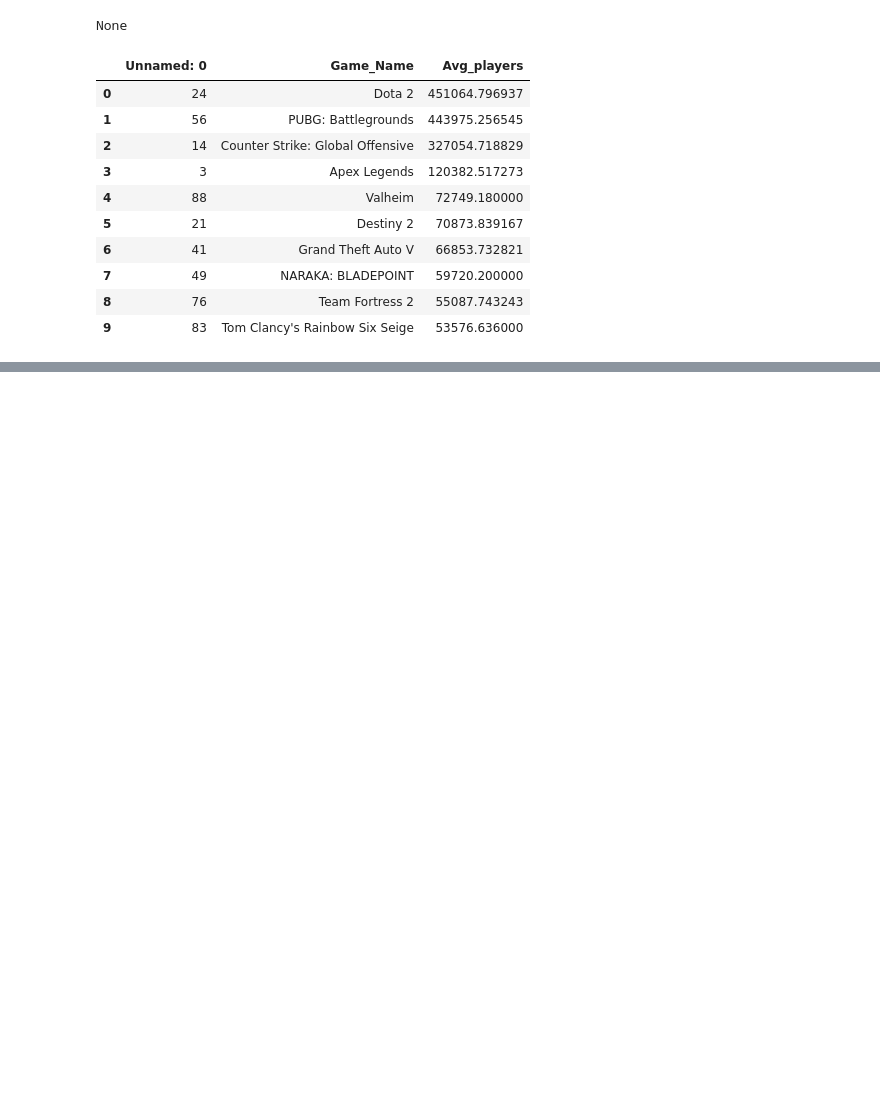
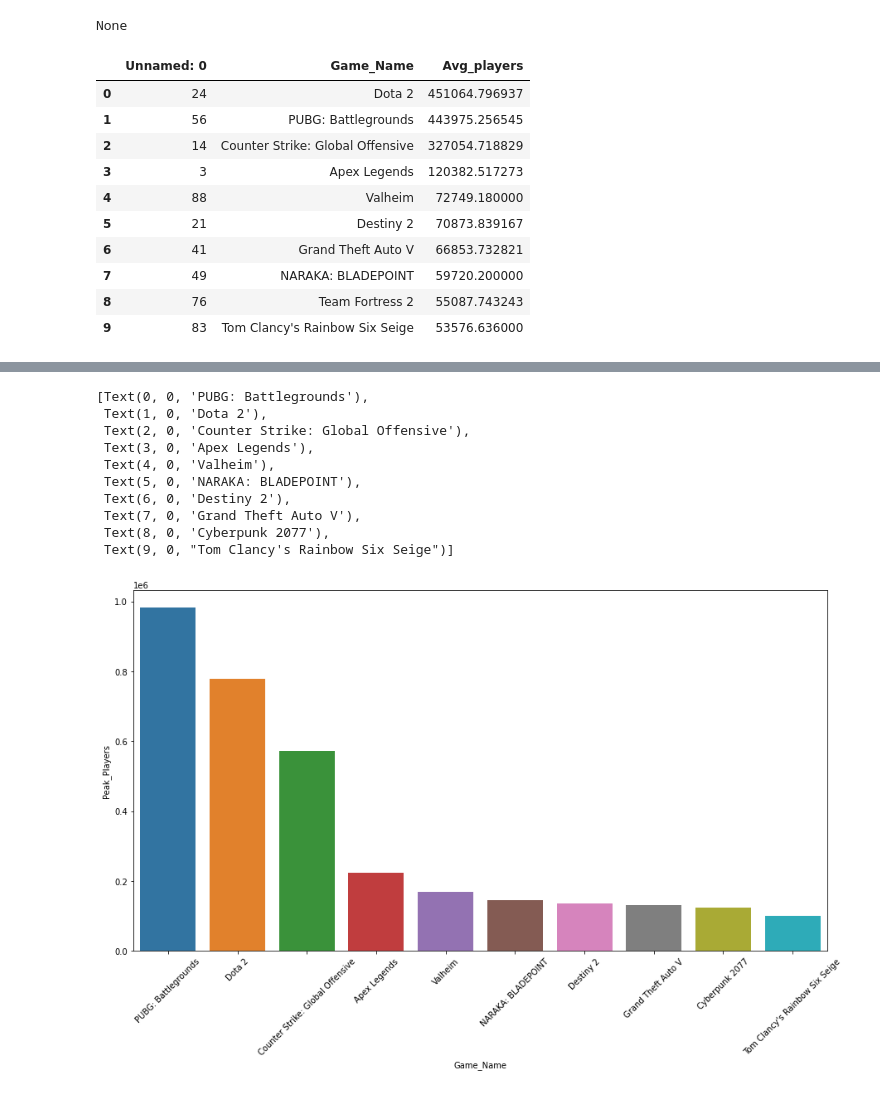
Before and after one commit to Ambush3/Steam-Gamer-Data, a Jupyter notebook: Steam Data.ipynb, the cells around one changed output, grey strips where cells are left out. Saved outputs shown, nothing was run; the diff lists cells and outputs as text; code cells hidden in the pictures; blank space fills up the shorter version.

```diff
--- a/Steam Data.ipynb
+++ b/Steam Data.ipynb
@@ -123,0 +145,3 @@ ax.set_xticklabels(ax.get_xticklabels(), rotation=65)
+# %%
+sd4 = pd.read_csv('sd3.csv')
+sd4
@@ -123,0 +160,18 @@ ax.set_xticklabels(ax.get_xticklabels(), rotation=65)
+# %%
+# Plotting Games by Peak Player Activity
+
+plt.figure(figsize=(15, 8))
+ax = sns.barplot(x='Game_Name', y='Peak_Players', data=sd4)
+ax.set_xticklabels(ax.get_xticklabels(), rotation=45)
+# %% [output]
+[Text(0, 0, 'PUBG: Battlegrounds'),
+ Text(1, 0, 'Dota 2'),
+ Text(2, 0, 'Counter Strike: Global Offensive'),
+ Text(3, 0, 'Apex Legends'),
+ Text(4, 0, 'Valheim'),
+ Text(5, 0, 'NARAKA: BLADEPOINT'),
+ Text(6, 0, 'Destiny 2'),
+ Text(7, 0, 'Grand Theft Auto V'),
+ Text(8, 0, 'Cyberpunk 2077'),
+ Text(9, 0, "Tom Clancy's Rainbow Six Seige")]
+[figure, added]
```
Also changed, not shown: parts of 5 cells of this notebook, 1 other file.
